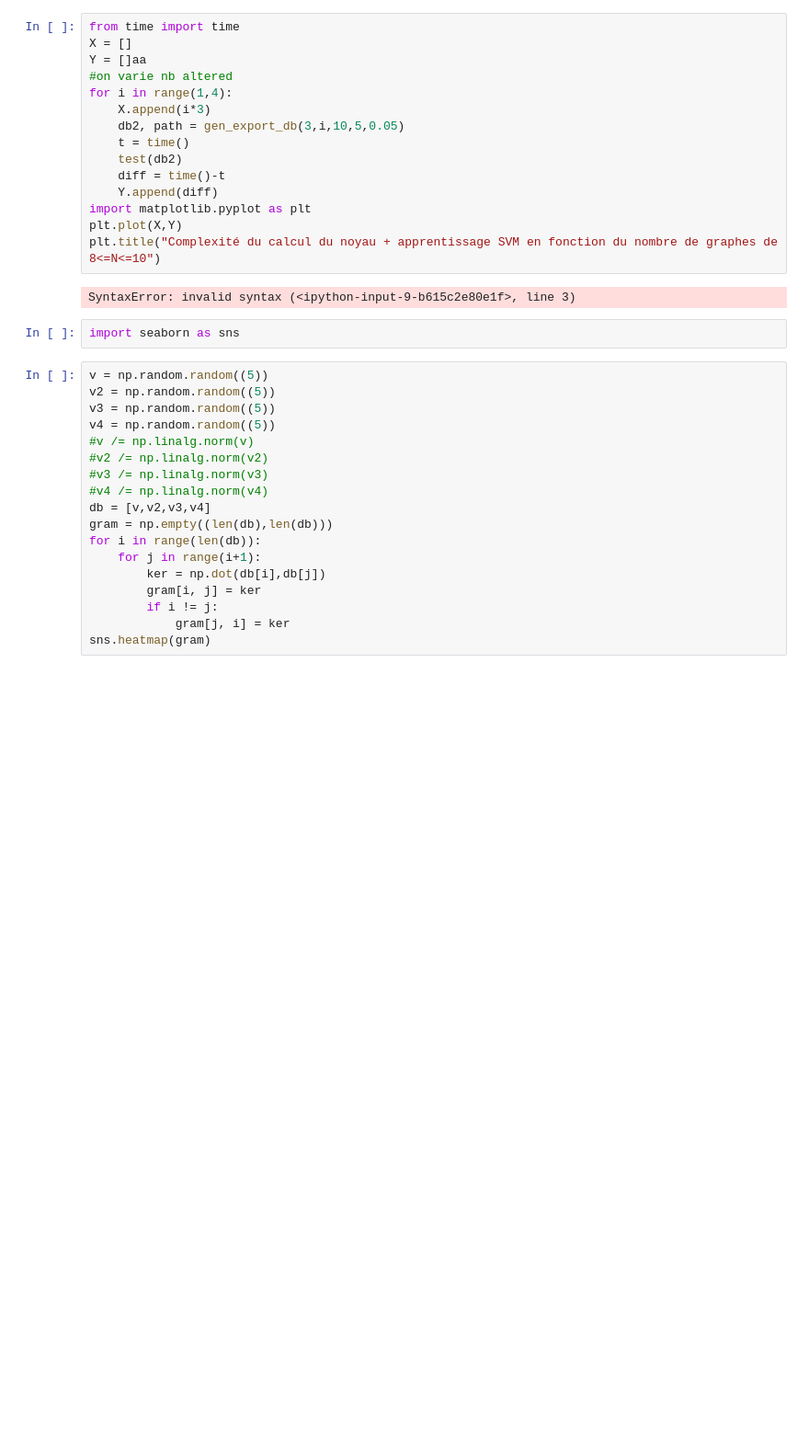
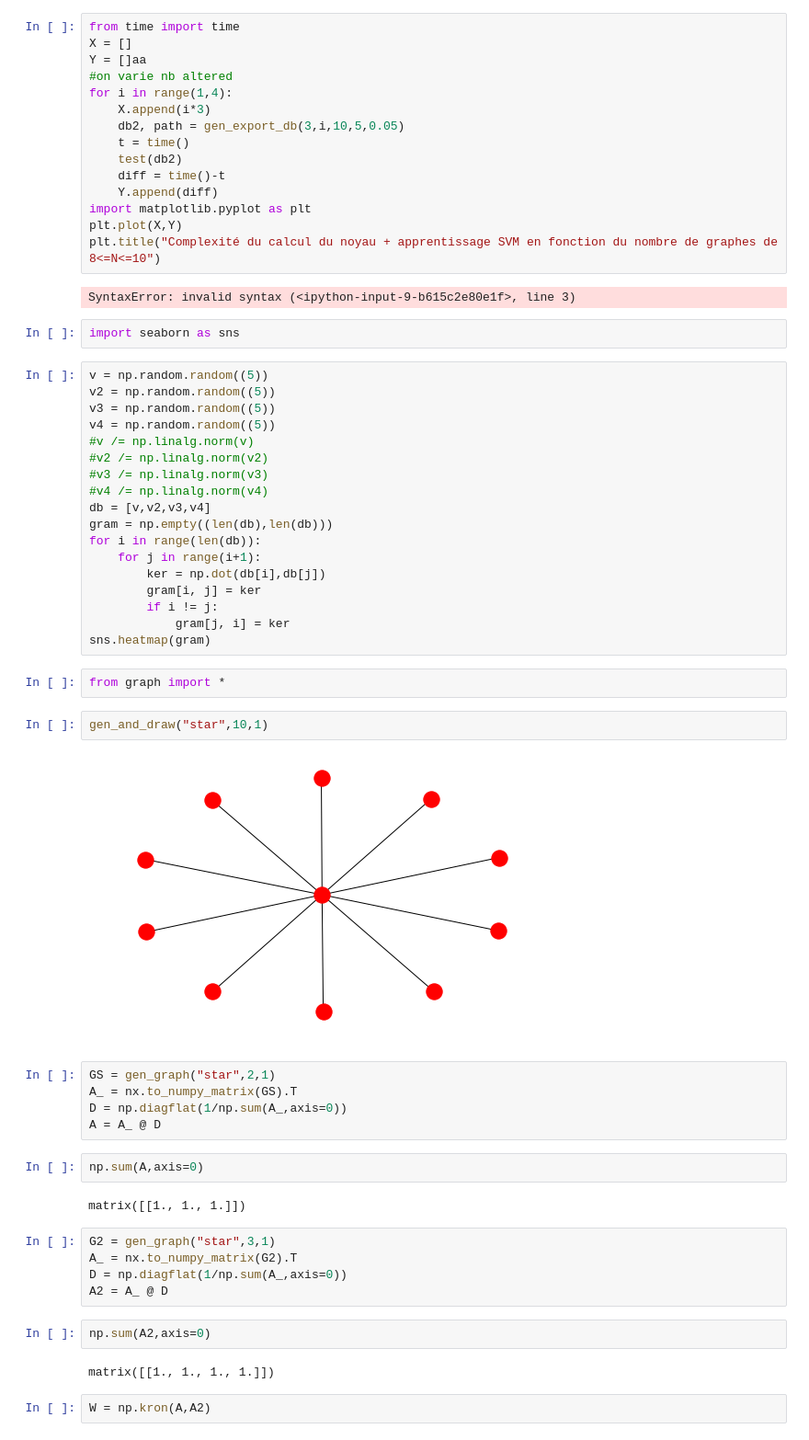
Before and after one commit to leoandeol/graph-kernels, a Jupyter notebook: tests.ipynb, the cells around one changed output. Shown at 92% size. Cells and saved outputs as stored; diff of their text form; blank space fills up the shorter version.

```diff
--- a/tests.ipynb
+++ b/tests.ipynb
@@ -82,3 +127,29 @@ for i in range(len(db)):
         if i != j:
             gram[j, i] = ker
 sns.heatmap(gram)
+# %%
+from graph import *
+# %%
+gen_and_draw("star",10,1)
+# %% [output]
+[figure, added]
+# %%
+GS = gen_graph("star",2,1)
+A_ = nx.to_numpy_matrix(GS).T
+D = np.diagflat(1/np.sum(A_,axis=0))
+A = A_ @ D
+# %%
+np.sum(A,axis=0)
+# %% [output]
+matrix([[1., 1., 1.]])
+# %%
+G2 = gen_graph("star",3,1)
+A_ = nx.to_numpy_matrix(G2).T
+D = np.diagflat(1/np.sum(A_,axis=0))
+A2 = A_ @ D
+# %%
+np.sum(A2,axis=0)
+# %% [output]
+matrix([[1., 1., 1., 1.]])
+# %%
+W = np.kron(A,A2)
```
Also changed, not shown: parts of 9 cells of this notebook, 2 other files.
